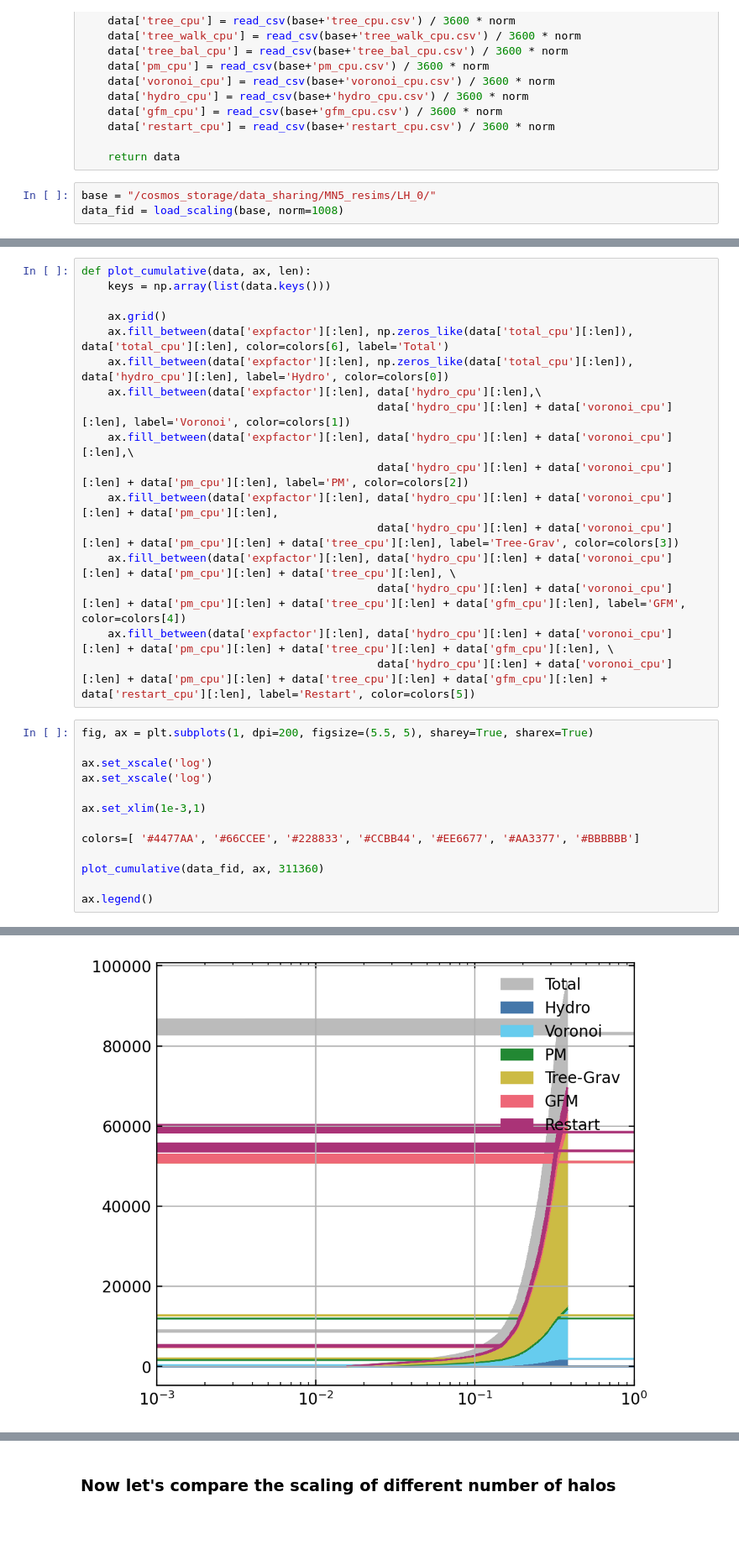
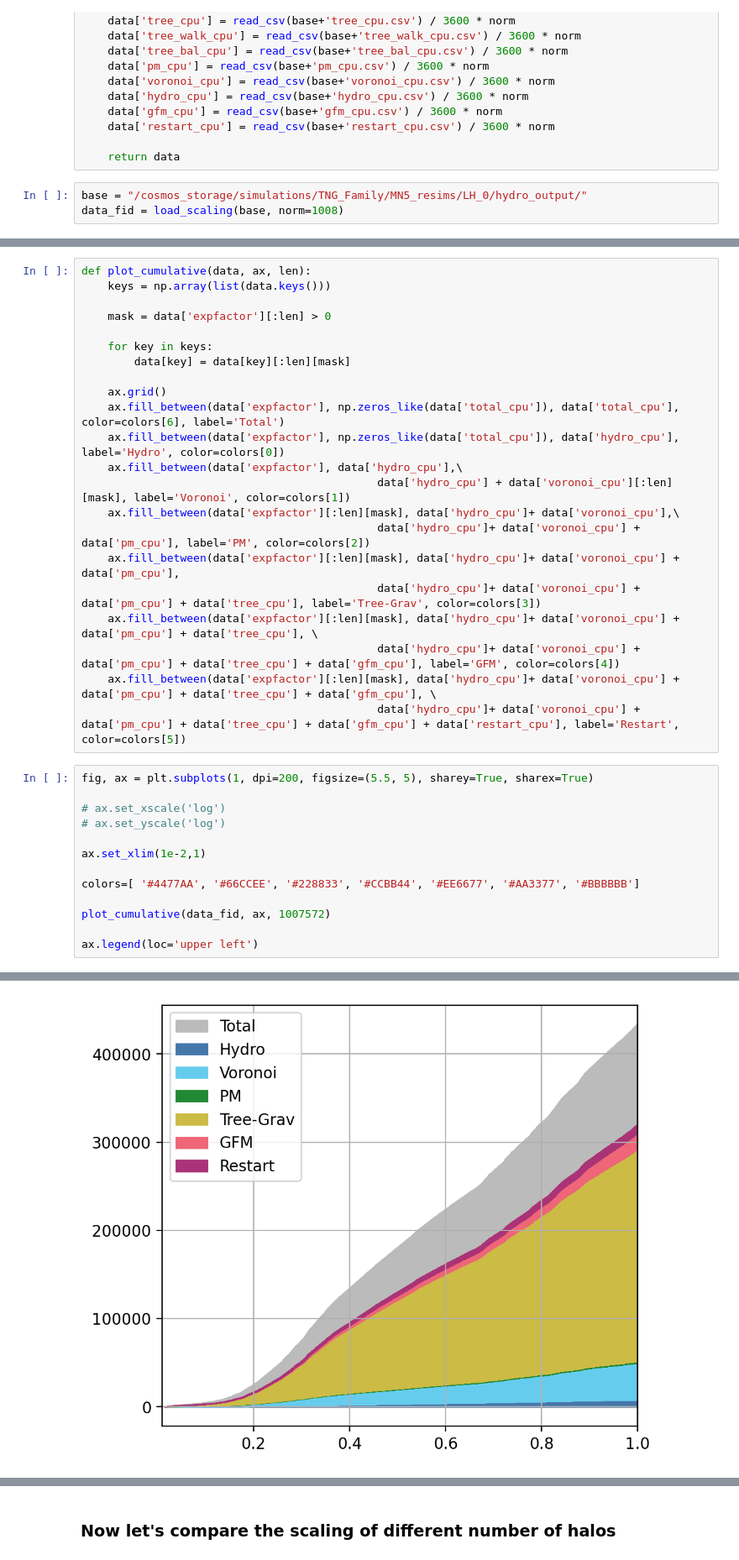
Before and after one commit to fgmaion/MTNG-resims, a Jupyter notebook: Notebooks/scaling_sims.ipynb, the cells around one changed output, grey strips where cells are left out. Shown at 84% size. Saved outputs shown, nothing was run; the diff lists cells and outputs as text; blank space fills up the shorter version.

Commit message:
Generic commit of everything that's left

```diff
--- a/Notebooks/scaling_sims.ipynb
+++ b/Notebooks/scaling_sims.ipynb
@@ -84,6 +84,6 @@ def load_scaling(base, norm=1):
 
     return data
 # %%
-base = "/cosmos_storage/data_sharing/MN5_resims/LH_0/"
+base = "/cosmos_storage/simulations/TNG_Family/MN5_resims/LH_0/hydro_output/"
 data_fid = load_scaling(base, norm=1008)
 # %% [output]
@@ -130,32 +129,37 @@ Text(0, 0.5, 'Counts')
 def plot_cumulative(data, ax, len):
     keys = np.array(list(data.keys()))
 
+    mask = data['expfactor'][:len] > 0
+
+    for key in keys:
+        data[key] = data[key][:len][mask]
+
     ax.grid()
-    ax.fill_between(data['expfactor'][:len], np.zeros_like(data['total_cpu'][:len]), data['total_cpu'][:len], color=colors[6], label='Total')
-    ax.fill_between(data['expfactor'][:len], np.zeros_like(data['total_cpu'][:len]), data['hydro_cpu'][:len], label='Hydro', color=colors[0])
-    ax.fill_between(data['expfactor'][:len], data['hydro_cpu'][:len],\
-                                             data['hydro_cpu'][:len] + data['voronoi_cpu'][:len], label='Voronoi', color=colors[1])
-    ax.fill_between(data['expfactor'][:len], data['hydro_cpu'][:len] + data['voronoi_cpu'][:len],\
-                                             data['hydro_cpu'][:len] + data['voronoi_cpu'][:len] + data['pm_cpu'][:len], label='PM', color=colors[2])
-    ax.fill_between(data['expfactor'][:len], data['hydro_cpu'][:len] + data['voronoi_cpu'][:len] + data['pm_cpu'][:len],
-                                             data['hydro_cpu'][:len] + data['voronoi_cpu'][:len] + data['pm_cpu'][:len] + data['tree_cpu'][:len], label='Tree-Grav', color=colors[3])
-    ax.fill_between(data['expfactor'][:len], data['hydro_cpu'][:len] + data['voronoi_cpu'][:len] + data['pm_cpu'][:len] + data['tree_cpu'][:len], \
-                                             data['hydro_cpu'][:len] + data['voronoi_cpu'][:len] + data['pm_cpu'][:len] + data['tree_cpu'][:len] + data['gfm_cpu'][:len], label='GFM', color=colors[4])
-    ax.fill_between(data['expfactor'][:len], data['hydro_cpu'][:len] + data['voronoi_cpu'][:len] + data['pm_cpu'][:len] + data['tree_cpu'][:len] + data['gfm_cpu'][:len], \
-                                             data['hydro_cpu'][:len] + data['voronoi_cpu'][:len] + data['pm_cpu'][:len] + data['tree_cpu'][:len] + data['gfm_cpu'][:len] + data['restart_cpu'][:len], label='Restart', color=colors[5])
+    ax.fill_between(data['expfactor'], np.zeros_like(data['total_cpu']), data['total_cpu'], color=colors[6], label='Total')
+    ax.fill_between(data['expfactor'], np.zeros_like(data['total_cpu']), data['hydro_cpu'], label='Hydro', color=colors[0])
+    ax.fill_between(data['expfactor'], data['hydro_cpu'],\
+                                             data['hydro_cpu'] + data['voronoi_cpu'][:len][mask], label='Voronoi', color=colors[1])
+    ax.fill_between(data['expfactor'][:len][mask], data['hydro_cpu']+ data['voronoi_cpu'],\
+                                             data['hydro_cpu']+ data['voronoi_cpu'] + data['pm_cpu'], label='PM', color=colors[2])
+    ax.fill_between(data['expfactor'][:len][mask], data['hydro_cpu']+ data['voronoi_cpu'] + data['pm_cpu'],
+                                             data['hydro_cpu']+ data['voronoi_cpu'] + data['pm_cpu'] + data['tree_cpu'], label='Tree-Grav', color=colors[3])
+    ax.fill_between(data['expfactor'][:len][mask], data['hydro_cpu']+ data['voronoi_cpu'] + data['pm_cpu'] + data['tree_cpu'], \
+                                             data['hydro_cpu']+ data['voronoi_cpu'] + data['pm_cpu'] + data['tree_cpu'] + data['gfm_cpu'], label='GFM', color=colors[4])
+    ax.fill_between(data['expfactor'][:len][mask], data['hydro_cpu']+ data['voronoi_cpu'] + data['pm_cpu'] + data['tree_cpu'] + data['gfm_cpu'], \
+                                             data['hydro_cpu']+ data['voronoi_cpu'] + data['pm_cpu'] + data['tree_cpu'] + data['gfm_cpu'] + data['restart_cpu'], label='Restart', color=colors[5])
 # %%
 fig, ax = plt.subplots(1, dpi=200, figsize=(5.5, 5), sharey=True, sharex=True)
 
-ax.set_xscale('log')
-ax.set_xscale('log')
+# ax.set_xscale('log')
+# ax.set_yscale('log')
 
-ax.set_xlim(1e-3,1)
+ax.set_xlim(1e-2,1)
 
 colors=[ '#4477AA', '#66CCEE', '#228833', '#CCBB44', '#EE6677', '#AA3377', '#BBBBBB']
 
-plot_cumulative(data_fid, ax, 311360)
+plot_cumulative(data_fid, ax, 1007572)
 
-ax.legend()
+ax.legend(loc='upper left')
 # %% [output]
 <matplotlib.legend.Legend at 0x...>
-[figure, old version]
+[figure, new version]
```
Also changed, not shown: parts of 4 cells of this notebook, 7 other files.
